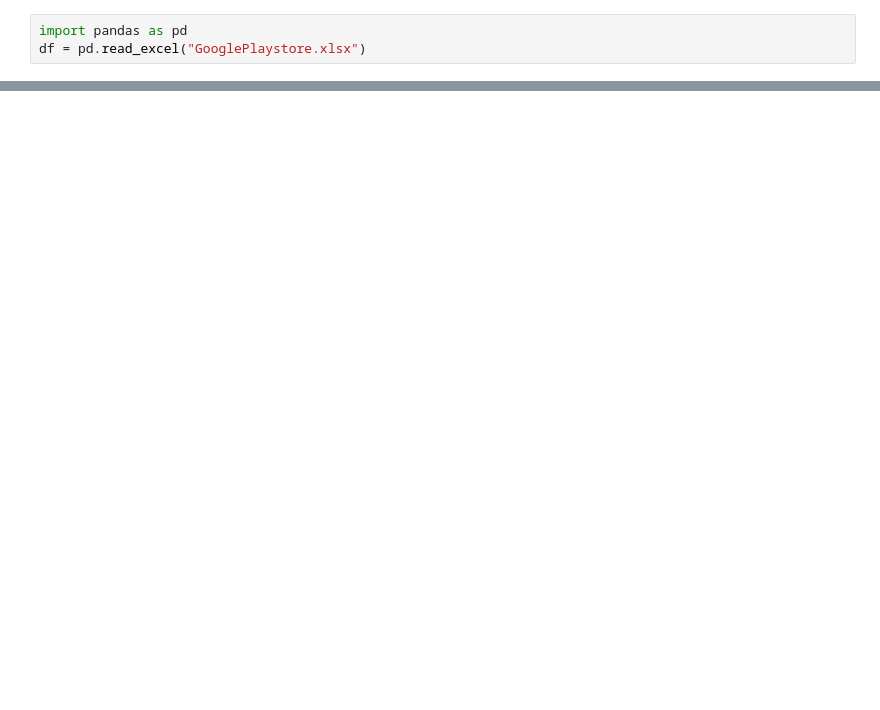
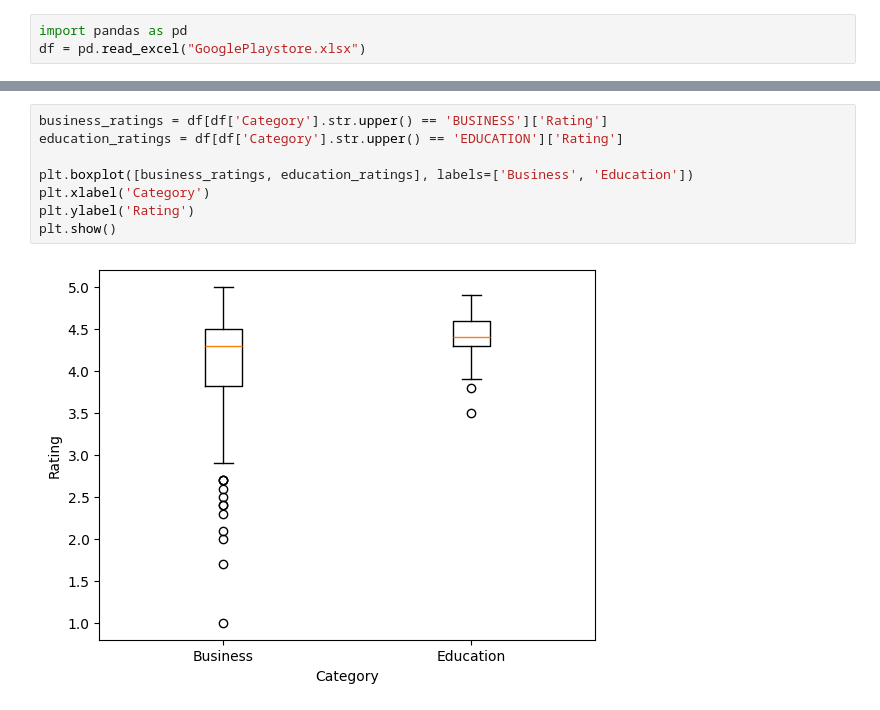
Before and after one commit to woogyeom/CS210-Assignment-3, a Jupyter notebook: Problem3.ipynb, the cells around one changed output, grey strips where cells are left out. Drawn from its saved outputs; the diff is of its cells as text; blank space fills up the shorter version.

```diff
--- a/Problem3.ipynb
+++ b/Problem3.ipynb
@@ -24,0 +138,10 @@ df.to_excel("result1.xlsx", index=False)
+# %%
+business_ratings = df[df['Category'].str.upper() == 'BUSINESS']['Rating']
+education_ratings = df[df['Category'].str.upper() == 'EDUCATION']['Rating']
+
+plt.boxplot([business_ratings, education_ratings], labels=['Business', 'Education'])
+plt.xlabel('Category')
+plt.ylabel('Rating')
+plt.show()
+# %% [output]
+[figure, added]
```
Also changed, not shown: parts of 19 cells of this notebook, 3 other files.
